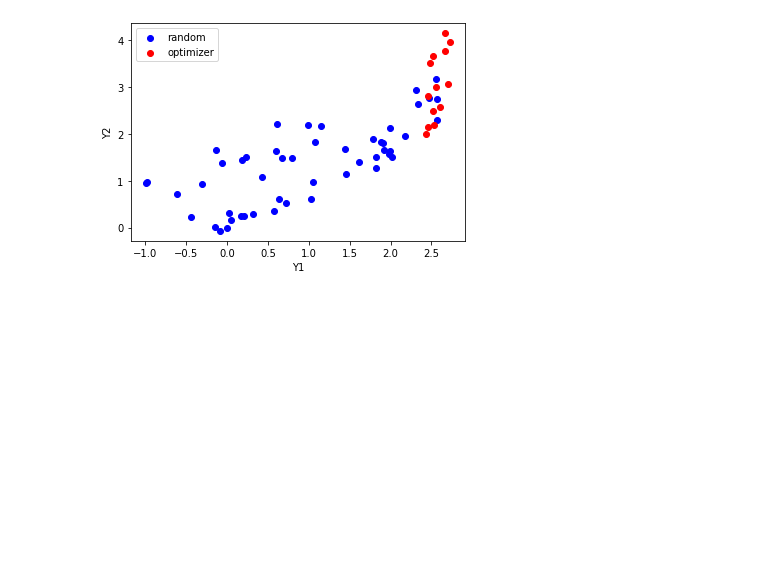
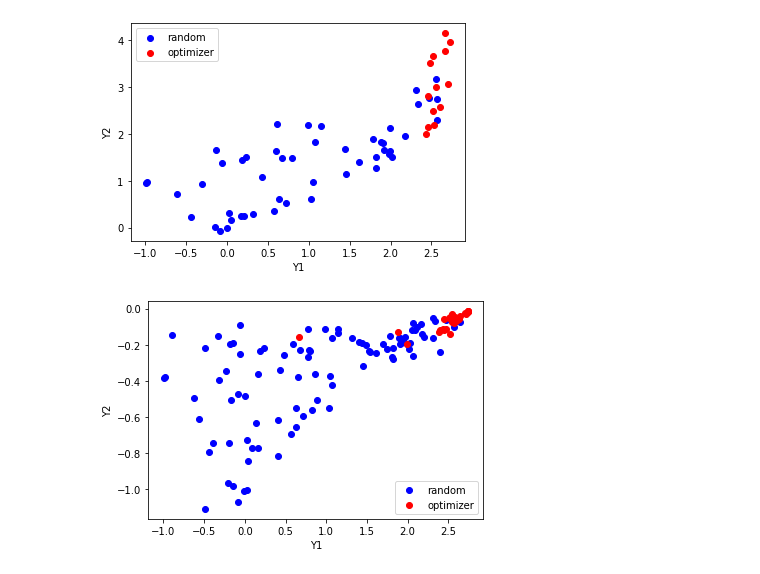
Before and after one commit to peteole/MOO_airfoil, a Jupyter notebook: BO_plots.ipynb, the cells around one changed output. Drawn from its saved outputs; the diff is of its cells as text; code cells hidden in the pictures; blank space fills up the shorter version.

```diff
--- a/BO_plots.ipynb
+++ b/BO_plots.ipynb
@@ -179,3 +308,8 @@ plotting.plot_population(train_Y,10)
 plotting.plot_population(train_Y_log,13)
 # %% [output]
 [figure]
+# %%
+
+plotting.plot_population(train_Y_mono,30)
+# %% [output]
+[figure, added]
```
Also changed, not shown: parts of 1 cell of this notebook, 3 other files.
